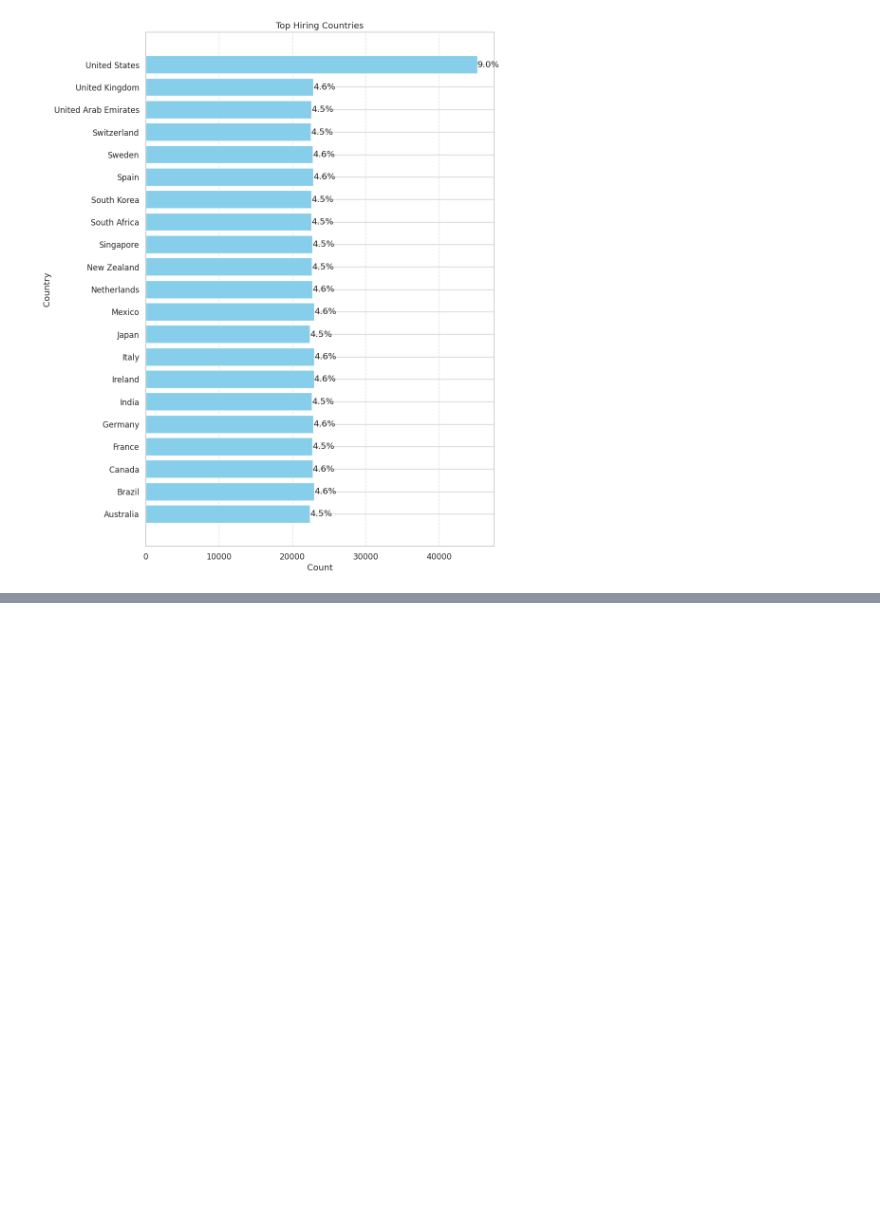
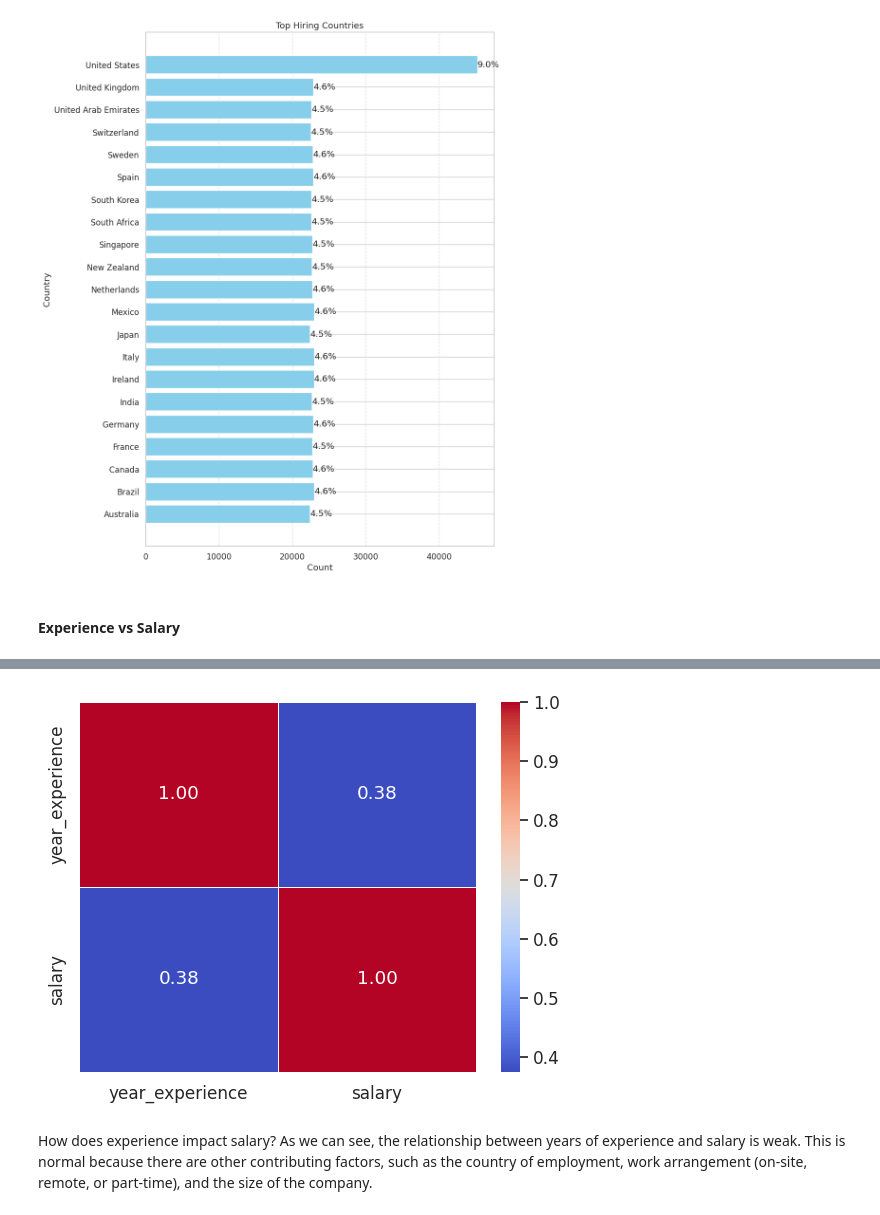
Before and after one commit to KaraniAbdellah/Job_Market, a Jupyter notebook: main.ipynb, the cells around one changed output, grey strips where cells are left out. Cells and saved outputs as stored; diff of their text form; code cells hidden in the pictures; blank space fills up the shorter version.

Commit message:
feat: add Salary vs. Years of Experience

```diff
--- a/main.ipynb
+++ b/main.ipynb
@@ -83,0 +70,26 @@ Problem Statement
+# %% [markdown]
+#### Experience vs Salary
+# %%
+# Correlation
+'''
+    Correlation: Static concept that mesure relation between two vraibles:
+        --> Positive Correlation: both variables increase or decrease together
+        --> Zero Correlation: one variable increases while the other decreases
+        --> Negative Correlation: No Relation Between Two Varaibles
+'''
+
+# Make DataFrame For Years of Expeience and Salary
+df_year_experience = pd.DataFrame(c_df["years_of_experience"])
+df_salary = pd.DataFrame(c_df["salary"])
+
+df_year_experience_salary = pd.concat([df_year_experience, df_salary], ignore_index=True, axis=1)
+df_year_experience_salary.rename(columns={0: "year_experience", 1: "salary"}, inplace=True)
+df_year_experience_salary
+
+# Get Correlation Between Salary and Experience
+correlation = df_year_experience_salary.corr(method="pearson")
+
+sns.heatmap(correlation, annot=True, cmap="coolwarm", fmt=".2f", linewidths=0.5)
+
+c_df.head()
+# %% [output]
@@ -83,0 +102,4 @@ Problem Statement
+[figure, added]
+# %% [markdown]
+How does experience impact salary?
+As we can see, the relationship between years of experience and salary is weak. This is normal because there are other contributing factors, such as the country of employment, work arrangement (on-site, remote, or part-time), and the size of the company.
```
Also changed, not shown: parts of 4 cells of this notebook.
